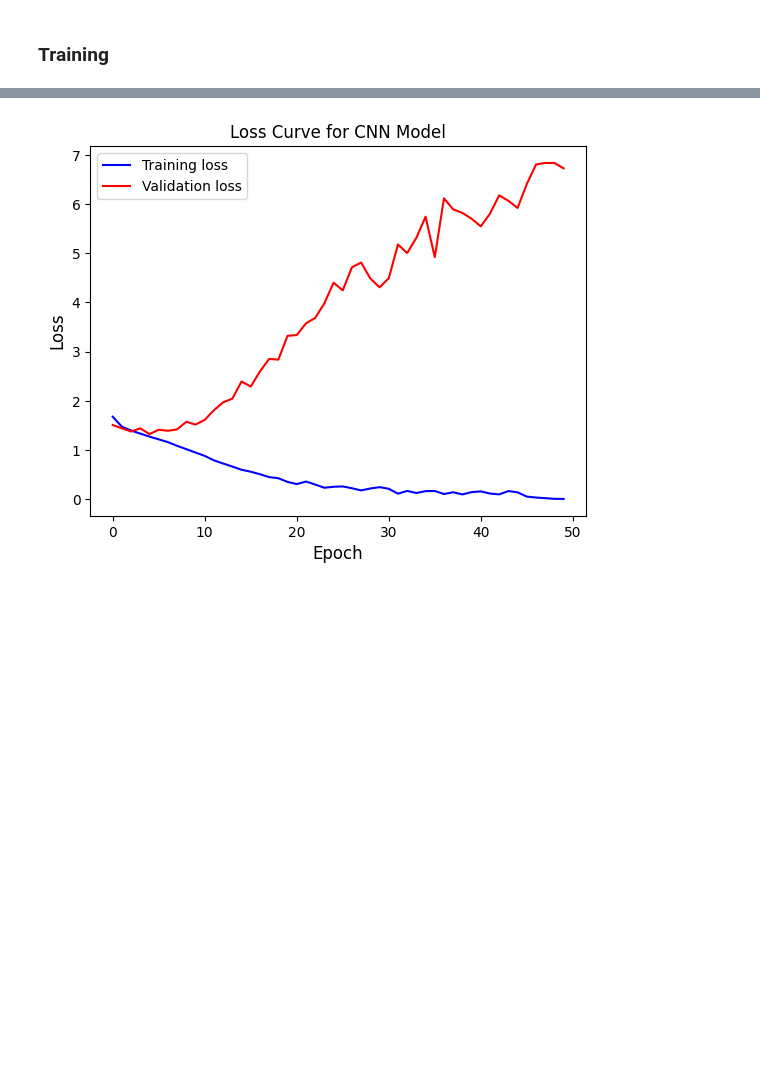
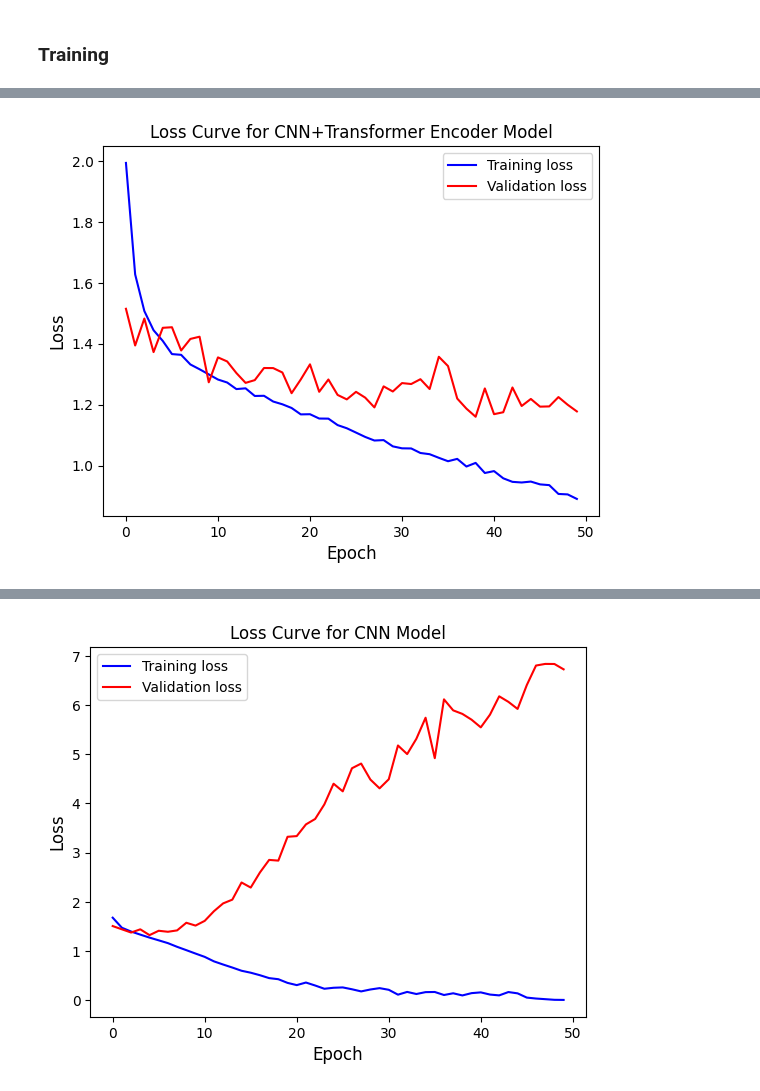
Before and after one commit to satria-ui/TugasAkhir2023, a Jupyter notebook: script/main.ipynb, the cells around one changed output, grey strips where cells are left out. Saved outputs shown, nothing was run; the diff lists cells and outputs as text; code cells hidden in the pictures; blank space fills up the shorter version.

Commit message:
feat: finished cnn+transformer encoder

```diff
--- a/script/main.ipynb
+++ b/script/main.ipynb
@@ -923,0 +924,11 @@ Epoch 49 --- loss:0.00, Epoch accuracy:99.43%, Validation loss:6.73, Validation
+# %%
+import matplotlib.pyplot as plt
+plt.title('Loss Curve for CNN+Transformer Encoder Model')
+plt.ylabel('Loss', fontsize=12)
+plt.xlabel('Epoch', fontsize=12)
+plt.plot(train_losses[:],'b')
+plt.plot(valid_losses[:],'r')
+plt.legend(['Training loss','Validation loss'])
+plt.show()
+# %% [output]
+[figure, added]
```
Also changed, not shown: parts of 7 cells of this notebook, 3 other files.
